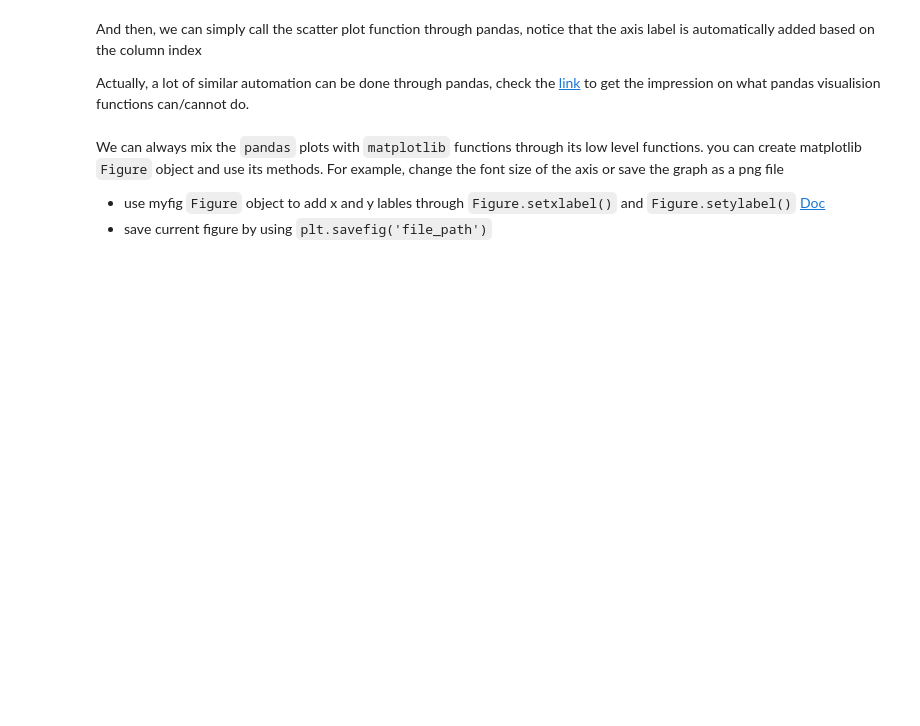
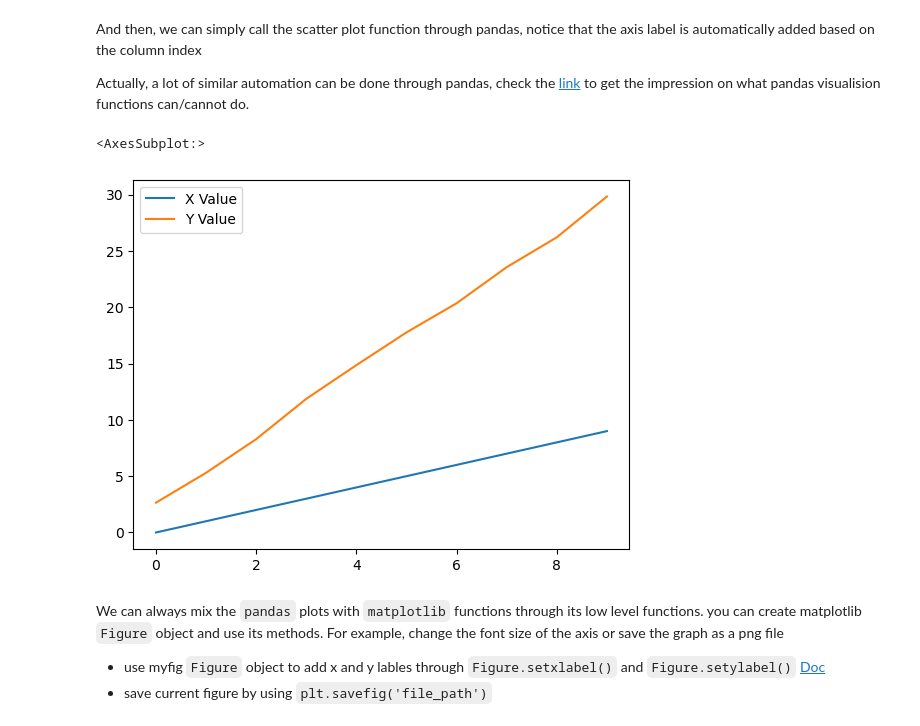
Before and after one commit to legacy-shu/Anaconda-Python-3-, a Jupyter notebook: python/week03/lab/MatplotlibandSeaborn(1).ipynb, the cells around one changed output. Cells and saved outputs as stored; diff of their text form; code cells hidden in the pictures; blank space fills up the shorter version.

```diff
--- a/python/week03/lab/MatplotlibandSeaborn(1).ipynb
+++ b/python/week03/lab/MatplotlibandSeaborn(1).ipynb
@@ -43,6 +73,11 @@ data = pd.DataFrame({'X Value': X_arr, 'Y Value': Y_arr})
 And then, we can simply call the scatter plot function through pandas, notice that the axis label is automatically added based on the column index
 
 Actually, a lot of similar automation can be done through pandas, check the [link](https://pandas.pydata.org/pandas-docs/stable/user_guide/visualization.html) to get the impression on what pandas visualision functions can/cannot do.
+# %%
+data.plot()
+# %% [output]
+<AxesSubplot:>
+[figure, added]
 # %% [markdown]
 We can always mix the `pandas` plots with `matplotlib` functions through its low level functions. you can create matplotlib `Figure` object and use its methods. For example, change the font size of the axis or save the graph as a png file
 
```
Also changed, not shown: parts of 9 cells of this notebook, 1 other file.
